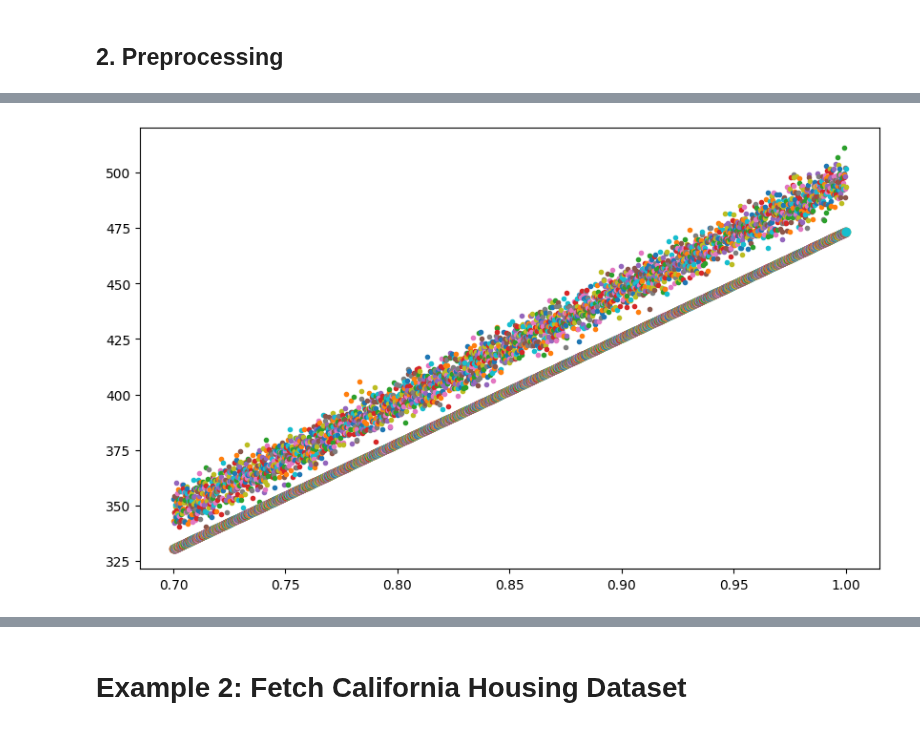
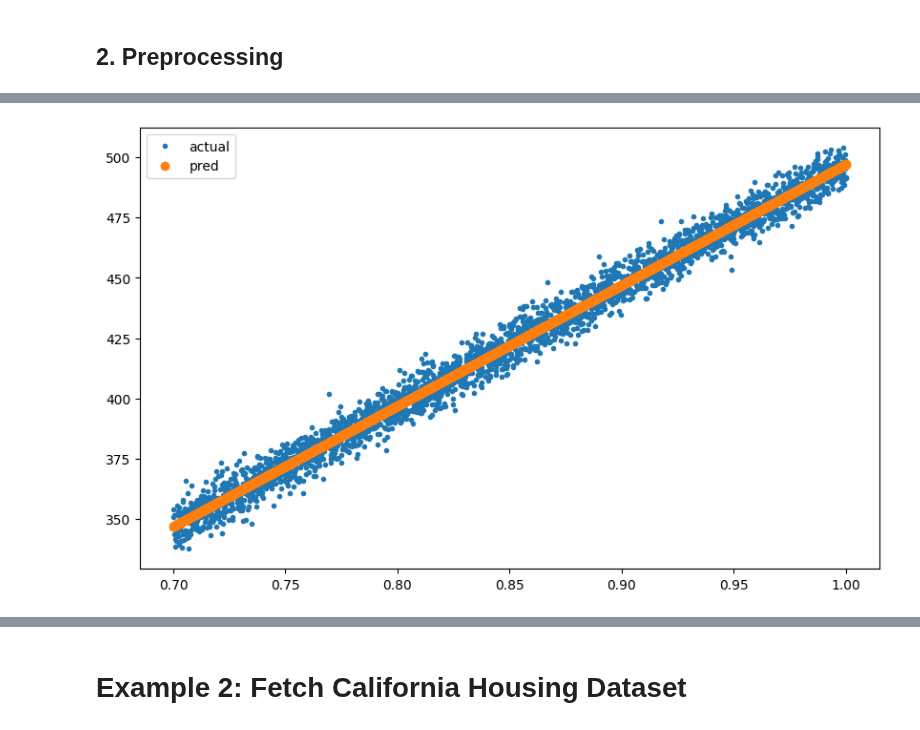
Before and after one commit to NickOLeeney/neural-network-from-scratch, a Jupyter notebook: examples/regression.ipynb, the cells around one changed output, grey strips where cells are left out. Cells and saved outputs as stored; diff of their text form; code cells hidden in the pictures.

```diff
--- a/examples/regression.ipynb
+++ b/examples/regression.ipynb
@@ -20,14 +21,14 @@ a=5
 b=-3
 alpha = 0.01
 
-x = np.linspace(0,100,n_points)
-y = a*x+b
+x1 = np.linspace(0,100,n_points)
+y = a*x1+b
 
 white_noise = np.random.randn(len(x))*max(y)*alpha
 y = y + white_noise
 
-features = pd.DataFrame(data={'x':x})
+features = pd.DataFrame(data={'x1':x1})
 target = pd.DataFrame(data={'y':y})
-plt.plot(x,y)
+plt.plot(x1,y)
 plt.title('Linear Regression Dataset');
 # %% [output]
@@ -55,5 +51,5 @@ test_y = target[split_point:]
 # %%
-model = NeuralNetworkFromScratch(layers_dims=[1, 8, 4, 3, 2, 1], cost_function='RMSE', learning_rate=1e-4, num_iterations=8000, print_cost=True)
+model = NeuralNetworkFromScratch(layers_dims=[train_x.shape[1], 8, 4, 3, 2, 1], cost_function='RMSE', learning_rate=5e-5, num_iterations=2000, print_cost=True)
 # %%
 parameters, costs = model.fit(train_x, train_y, print_every=1000, print_cost_function=True)
 # %% [output]
@@ -78,6 +75,7 @@ RMSE: 42.52302847730902
 # %%
 plt.figure(figsize=(10,6))
-plt.plot(test_x, test_y, '.')
-plt.plot(test_x, pred.reshape(1,-1), 'o');
+plt.plot(test_x, test_y, '.', label='actual')
+plt.plot(test_x, pred.reshape(-1,1), 'o', label='pred')
+plt.legend();
 # %% [output]
-[figure, old version]
+[figure, new version]
```
Also changed, not shown: parts of 21 cells of this notebook.
